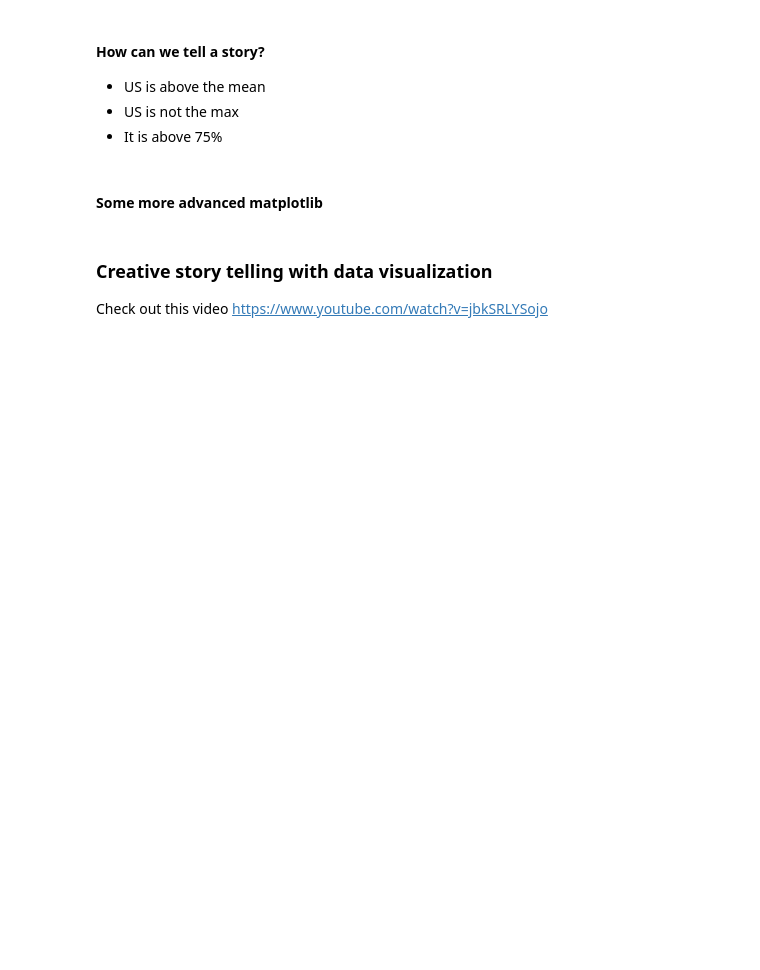
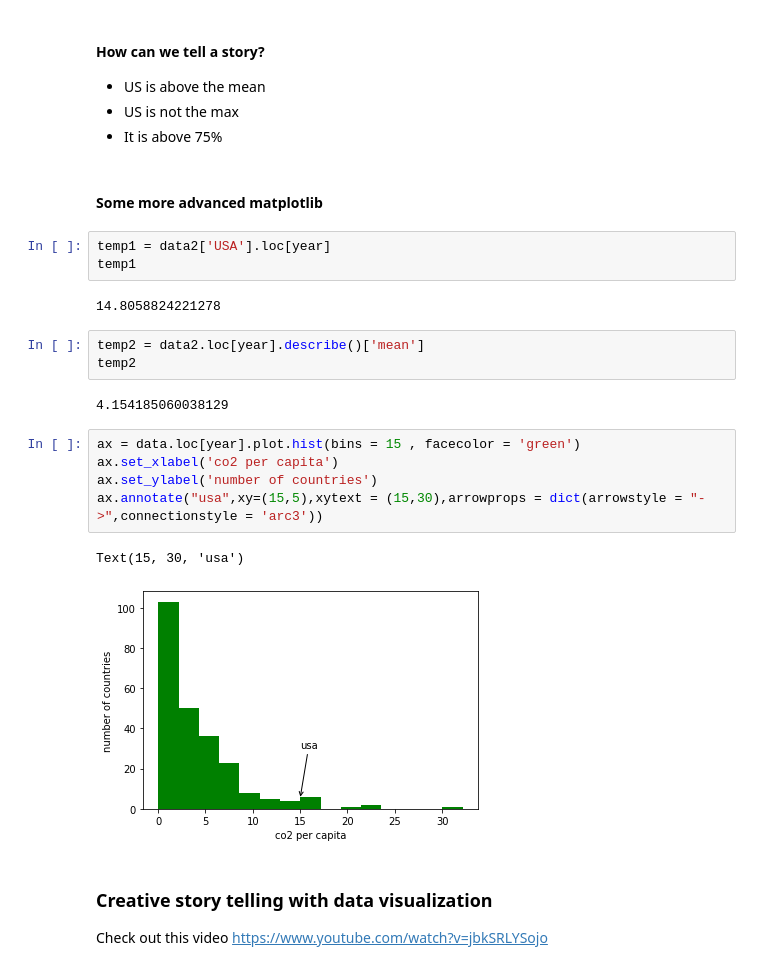
Before and after one commit to Teja414/DataScienceWithPython, a Jupyter notebook: 01_Lesson_Visualization.ipynb, the cells around one changed output. Drawn from its saved outputs; the diff is of its cells as text; blank space fills up the shorter version.

```diff
--- a/01_Lesson_Visualization.ipynb
+++ b/01_Lesson_Visualization.ipynb
@@ -466,6 +516,24 @@ data.loc[year]['USA']
 - It is above 75%
 # %% [markdown]
 #### Some more advanced matplotlib
+# %%
+temp1 = data2['USA'].loc[year]
+temp1
+# %% [output]
+14.8058824221278
+# %%
+temp2 = data2.loc[year].describe()['mean']
+temp2
+# %% [output]
+4.154185060038129
+# %%
+ax = data.loc[year].plot.hist(bins = 15 , facecolor = 'green')
+ax.set_xlabel('co2 per capita')
+ax.set_ylabel('number of countries')
+ax.annotate("usa",xy=(15,5),xytext = (15,30),arrowprops = dict(arrowstyle = "->",connectionstyle = 'arc3'))
+# %% [output]
+Text(15, 30, 'usa')
+[figure, added]
 # %% [markdown]
 ### Creative story telling with data visualization
 
```
Also changed, not shown: parts of 9 cells of this notebook.
